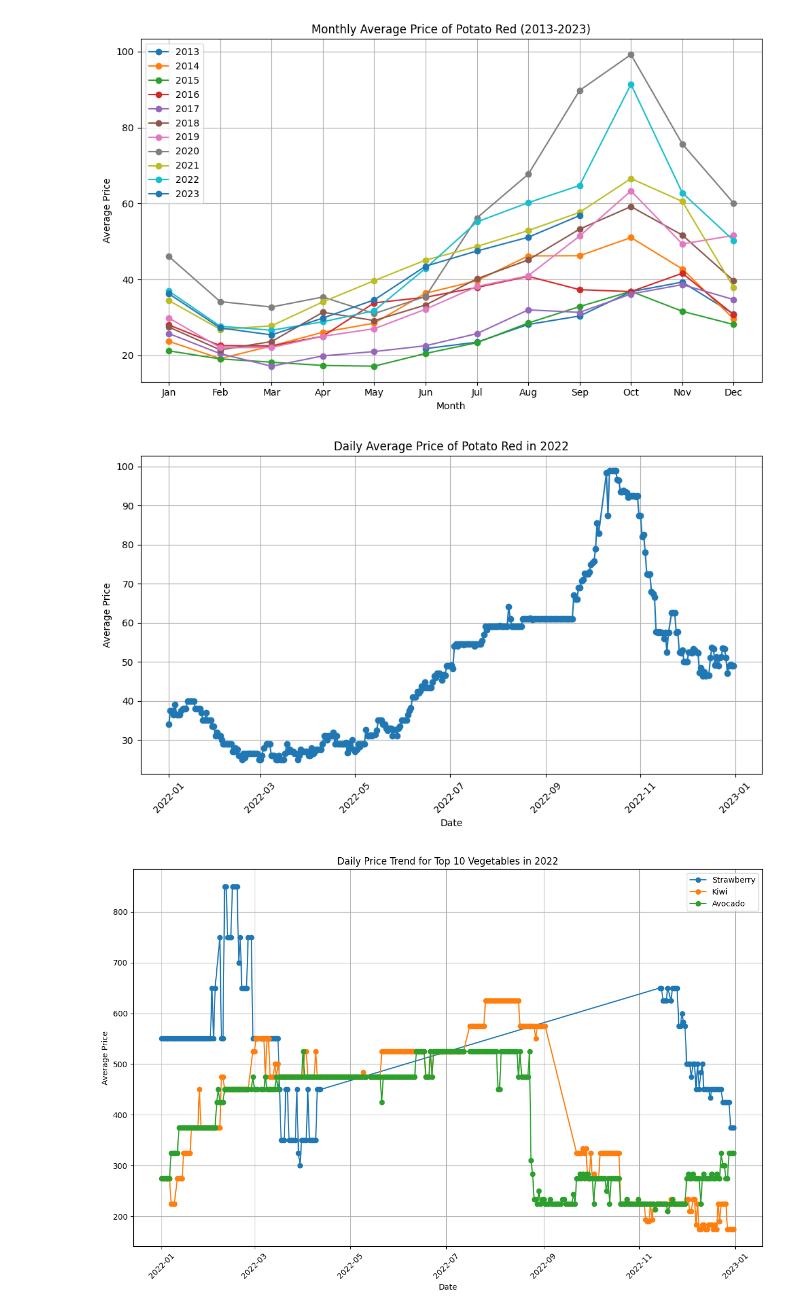
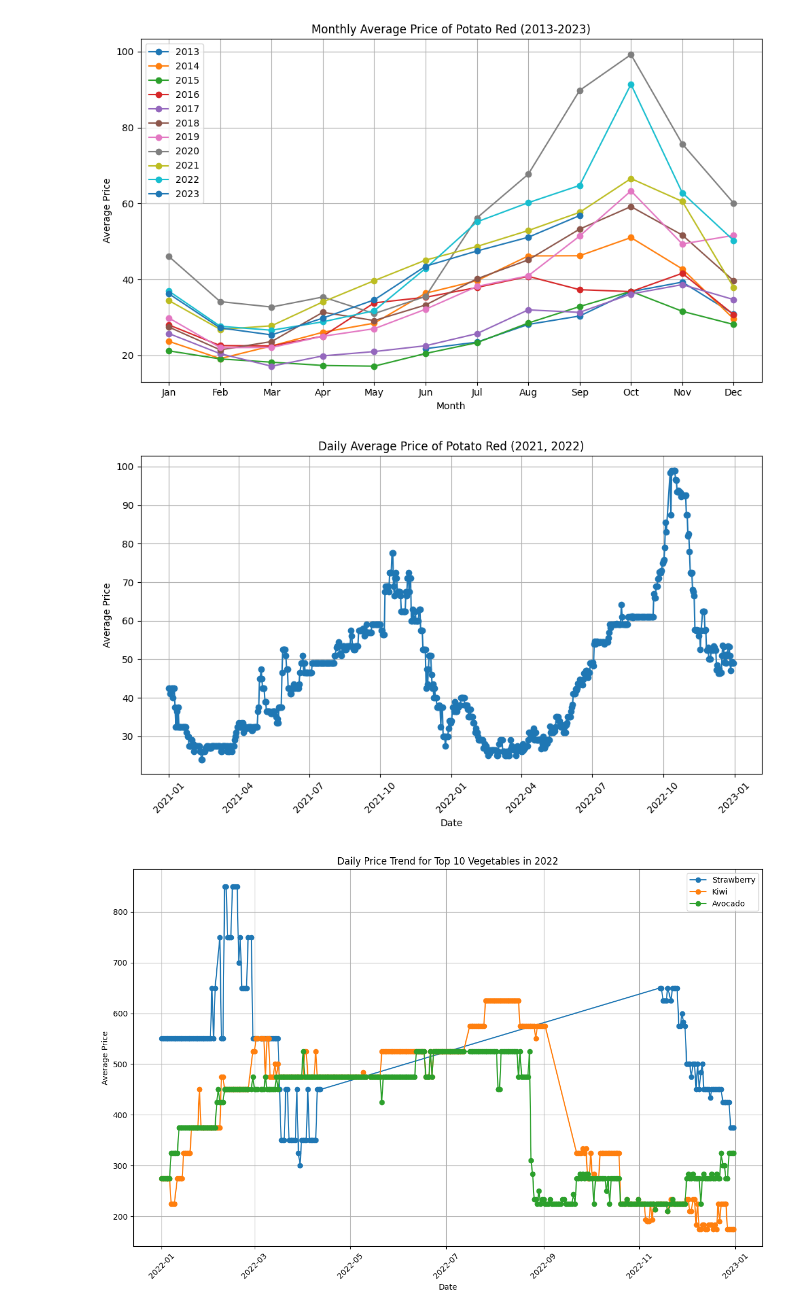
Before and after one commit to Rk-Pudasaini/Data_Analysis, a Jupyter notebook: Kalimati_tarkari_price_analysis.ipynb, the cells around one changed output. Saved outputs shown, nothing was run; the diff lists cells and outputs as text; code cells hidden in the pictures.

```diff
--- a/Kalimati_tarkari_price_analysis.ipynb
+++ b/Kalimati_tarkari_price_analysis.ipynb
@@ -2,8 +2,8 @@
 <a href="https://colab.research.google.com/github/Rk-Pudasaini/Data_Analysis/blob/main/Kalimati_tarkari_price_analysis.ipynb" target="_parent"><img src="https://colab.research.google.com/assets/colab-badge.svg" alt="Open In Colab"/></a>
 # %%
 import pandas as pd
-df = pd.read_csv('/content/Kalimati_Tarkari_Dataset.csv')
-#df = pd.read_csv('https://raw.githubusercontent.com/Rk-Pudasaini/Data_Analysis/main/Kalimati_Tarkari_Price_Analysis/Kalimati_Tarkari_Dataset.csv')
+#df = pd.read_csv('/content/Kalimati_Tarkari_Dataset.csv')
+df = pd.read_csv('https://raw.githubusercontent.com/Rk-Pudasaini/Data_Analysis/main/Kalimati_Tarkari_Price_Analysis/Kalimati_Tarkari_Dataset.csv')
 df.head()
 # %% [output]
 |  | Commodity | Date | Unit | Minimum | Maximum | Average |
@@ -201,24 +201,28 @@ plt.show()
 # %% [output]
 [figure]
 # %%
-# Filter the DataFrame for "Potato Red" commodity and the year 2022
-potato_red_2022_df = df[(df['Commodity'] == 'Potato Red') & (df['Date'].dt.year == 2022)]
+def plot_daily_avg_price(df, commodity, years):
+    # Filter the DataFrame for the specified commodity and years
+    filtered_df = df[(df['Commodity'] == commodity) & (df['Date'].dt.year.isin(years))]
 
-# Group by date and calculate the average price for each day
-daily_avg_price_2022 = potato_red_2022_df.groupby(potato_red_2022_df['Date'].dt.date)['Average'].mean()
+    # Group by date and calculate the average price for each day
+    daily_avg_price = filtered_df.groupby(filtered_df['Date'].dt.date)['Average'].mean()
 
-# Plot the daily average prices for 2022
-plt.figure(figsize=(10, 6))
-plt.plot(daily_avg_price_2022.index, daily_avg_price_2022.values, marker='o', linestyle='-')
-plt.title('Daily Average Price of Potato Red in 2022')
-plt.xlabel('Date')
-plt.ylabel('Average Price')
-plt.xticks(rotation=45)
-plt.grid(True)
-plt.tight_layout()
-plt.show()
+    # Plot the daily average prices
+    plt.figure(figsize=(10, 6))
+    plt.plot(daily_avg_price.index, daily_avg_price.values, marker='o', linestyle='-')
+    plt.title(f'Daily Average Price of {commodity} ({", ".join(map(str, years))})')
+    plt.xlabel('Date')
+    plt.ylabel('Average Price')
+    plt.xticks(rotation=45)
+    plt.grid(True)
+    plt.tight_layout()
+    plt.show()
+
+#call the function
+plot_daily_avg_price(df, 'Potato Red', [2021, 2022])
 # %% [output]
-[figure, old version]
+[figure, new version]
 # %%
 # Calculate the average price for each vegetable
 average_price_per_vegetable = df.groupby('Commodity')['Average'].mean()
```
Also changed, not shown: parts of 2 cells of this notebook.
